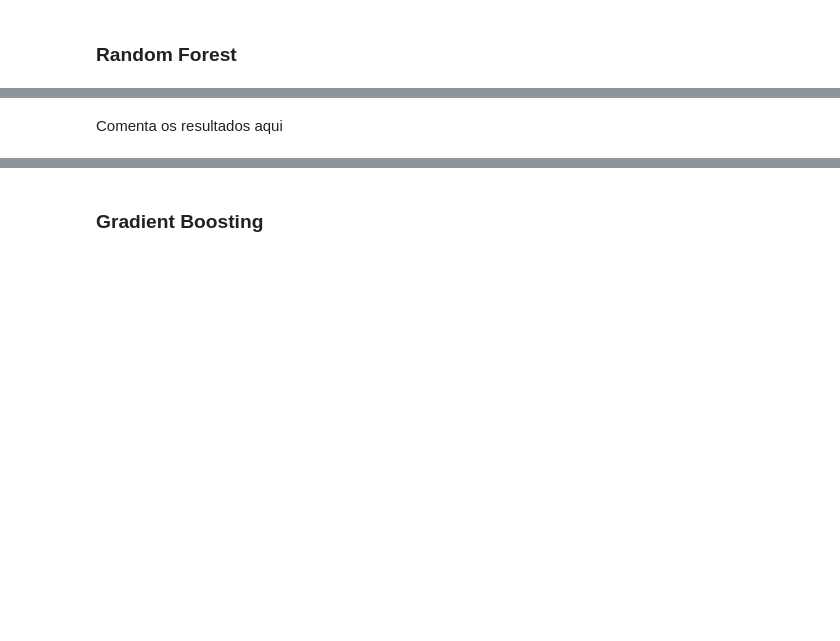
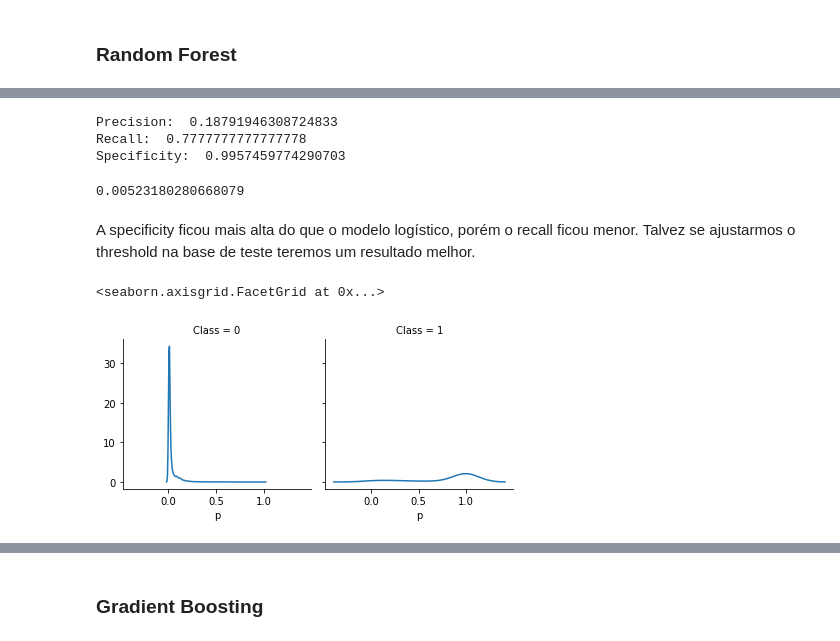
Before and after one commit to jessicalfr/data_science_studies, a Jupyter notebook: credit_card_fraud_detection/credit_card_fraud_detection.ipynb, the cells around one changed output, grey strips where cells are left out. Cells and saved outputs as stored; diff of their text form; code cells hidden in the pictures; blank space fills up the shorter version.

```diff
--- a/credit_card_fraud_detection/credit_card_fraud_detection.ipynb
+++ b/credit_card_fraud_detection/credit_card_fraud_detection.ipynb
@@ -202,8 +329,8 @@ params_l2 = {'C': [10.0, 5.0, 2.0, 1.5, 1.0, 0.8, 0.5, 0.1, 0.01, 0.001]} # quan
 l2_grid = GridSearchCV(estimator = LogisticRegression(),
                        param_grid = params_l2,
                        scoring = 'recall',
-                       cv = 10,
-                       verbose = 2)
+                       cv = 5,
+                       verbose = 1)
 
 # ajusta
 l2_grid.fit(X_train_new, y_train_new)
@@ -220,0 +364,14 @@ Os valores na lista de busca são bem arbitrários, fui alterando à medida que
+# %%
+from sklearn.model_selection import RandomizedSearchCV, PredefinedSplit
+from sklearn.ensemble import RandomForestClassifier
+import random
+
+# define o set de validação como 20% da base de treino de forma aleatória
+my_test_fold = [0] * X_train_new.shape[0]
+
+for i in range(X_train_new.shape[0]):
+    p = random.random()
+    if p > 0.2:
+        my_test_fold[i] = -1 # treino
+
+print('% of train set: ', -sum(my_test_fold)/X_train_new.shape[0])
@@ -221,18 +380,17 @@ Os valores na lista de busca são bem arbitrários, fui alterando à medida que
 # %%
-from sklearn.ensemble import RandomForestClassifier
-from sklearn.model_selection import RandomizedSearchCV
-
 # define a grid de hiperparâmetos
-params_rf = {'n_estimators': [100, 200, 300, 500, 800, 1000], # número de árvores
+params_rf = {'n_estimators': [100, 200, 300, 400, 500, 600], # número de árvores
              'max_depth': [3, 4, 5, 6, 7, 8], # profundidade máxima de cada arvore
              'min_samples_leaf': [5, 6, 7, 10, 15, 20], # mínimo de amostras por folha
              'max_features': [0.7, 0.8, 0.9, 1.0]} # proporção das features consideradas em cada split
 
+# define os termos do grid search
 rf_grid = RandomizedSearchCV(estimator = RandomForestClassifier(),
                              param_distributions = params_rf,
                              scoring = 'recall',
-                             n_iter = 5,
-                             cv = 5,
+                             n_jobs = -1,
+                             n_iter = 10,
+                             cv = list(PredefinedSplit(test_fold = my_test_fold).split(X_train_new, y_train_new)),
                              random_state = 10,
                              verbose = 2)
 
@@ -262,5 +443,12 @@ metric_test_rf = precision_recall_fscore_support(y_test, y_pred_test_rf)
 print('Precision: ', metric_test_rf[0][1],
       '\nRecall: ', metric_test_rf[1][1],
       '\nSpecificity: ', metric_test_rf[1][0])
+# %% [output]
+Precision:  0.18791946308724833
+Recall:  0.7777777777777778
+Specificity:  0.9957459774290703
-# %% [markdown]
-Comenta os resultados aqui
+# %%
+# observações classificadas como positivas
+y_pred_test_rf.mean()
+# %% [output]
+0.00523180280668079
@@ -266,0 +458,12 @@ Comenta os resultados aqui
+# %% [markdown]
+A specificity ficou mais alta do que o modelo logístico, porém o recall ficou menor. Talvez se ajustarmos o threshold na base de teste teremos um resultado melhor.
+# %%
+# visualiza a distribuição
+p_pred_test_rf = rf.predict_proba(X_test)
+result_rf = pd.DataFrame({'Class': y_test, 'p': p_pred_test_rf[:,1]})
+
+g = sns.FacetGrid(result_rf, col = 'Class')
+g.map(sns.kdeplot, 'p')
+# %% [output]
+<seaborn.axisgrid.FacetGrid at 0x...>
+[figure, added]
```
Also changed, not shown: parts of 96 cells of this notebook, 5 other files.
